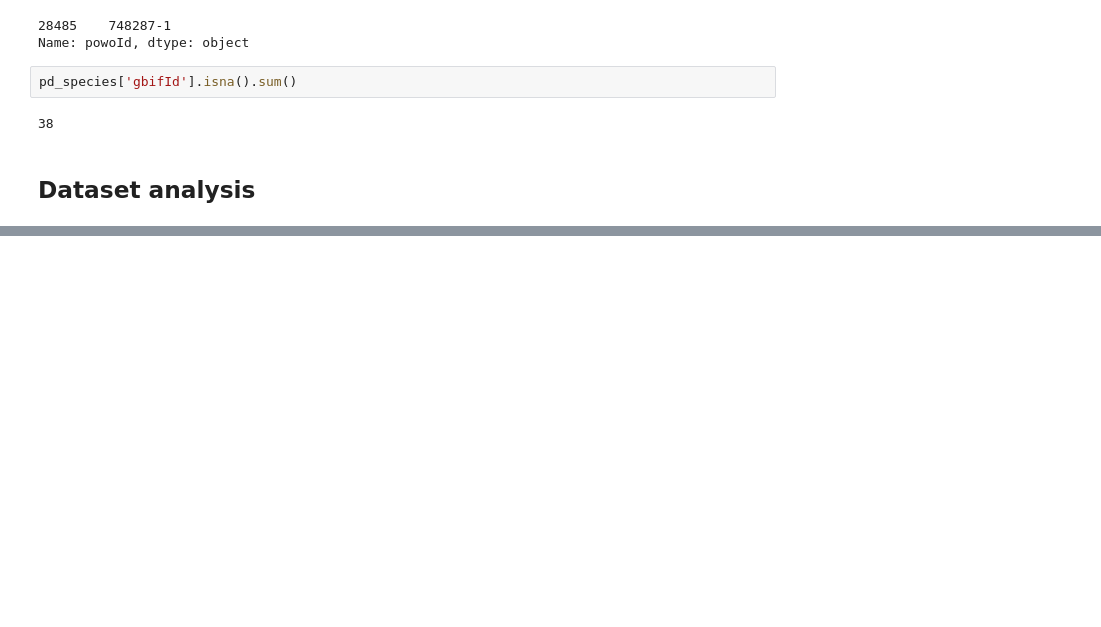
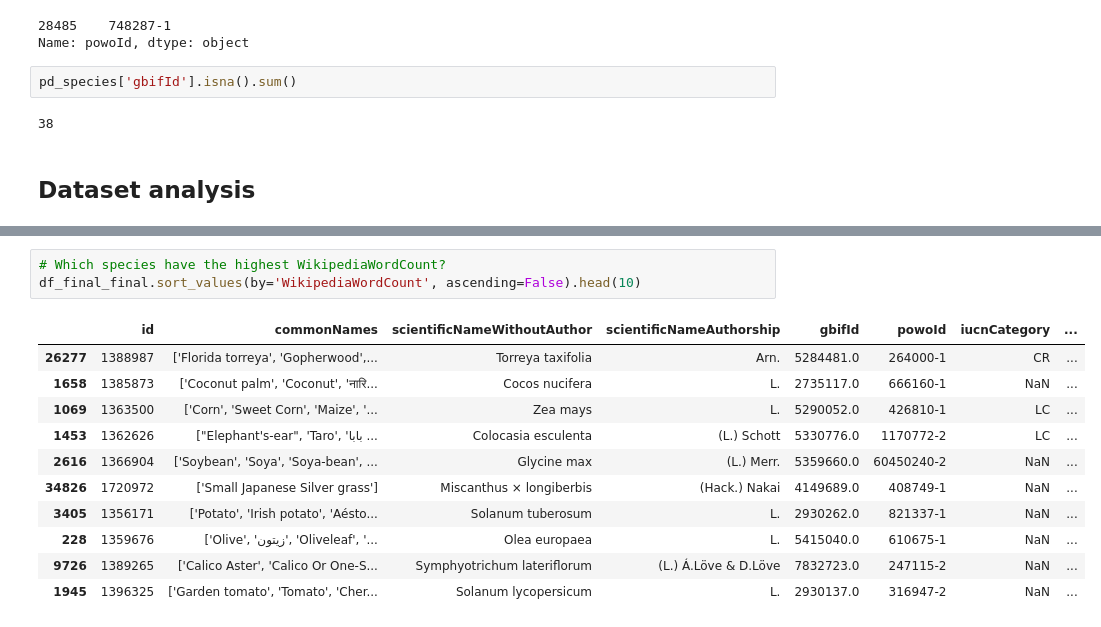
Before and after one commit to eleurent/nature-go, a Jupyter notebook: backend/generation/finalize_database.ipynb, the cells around one changed output, grey strips where cells are left out. Drawn from its saved outputs; the diff is of its cells as text; blank space fills up the shorter version.

```diff
--- a/backend/generation/finalize_database.ipynb
+++ b/backend/generation/finalize_database.ipynb
@@ -253,0 +284,15 @@ len(df_final_final)
+# %%
+# Which species have the highest WikipediaWordCount?
+df_final_final.sort_values(by='WikipediaWordCount', ascending=False).head(10)
+# %% [output]
+|  | id | commonNames | scientificNameWithoutAuthor | scientificNameAuthorship | gbifId | powoId | iucnCategory | ... |
+| 26277 | 1388987 | ['Florida torreya', 'Gopherwood',... | Torreya taxifolia | Arn. | 5284481.0 | 264000-1 | CR | ... |
+| 1658 | 1385873 | ['Coconut palm', 'Coconut', 'नारि... | Cocos nucifera | L. | 2735117.0 | 666160-1 | NaN | ... |
+| 1069 | 1363500 | ['Corn', 'Sweet Corn', 'Maize', '... | Zea mays | L. | 5290052.0 | 426810-1 | LC | ... |
+| 1453 | 1362626 | ["Elephant's-ear", 'Taro', 'بابا ... | Colocasia esculenta | (L.) Schott | 5330776.0 | 1170772-2 | LC | ... |
+| 2616 | 1366904 | ['Soybean', 'Soya', 'Soya-bean', ... | Glycine max | (L.) Merr. | 5359660.0 | 60450240-2 | NaN | ... |
+| 34826 | 1720972 | ['Small Japanese Silver grass'] | Miscanthus × longiberbis | (Hack.) Nakai | 4149689.0 | 408749-1 | NaN | ... |
+| 3405 | 1356171 | ['Potato', 'Irish potato', 'Aésto... | Solanum tuberosum | L. | 2930262.0 | 821337-1 | NaN | ... |
+| 228 | 1359676 | ['Olive', 'زیتون', 'Oliveleaf', '... | Olea europaea | L. | 5415040.0 | 610675-1 | NaN | ... |
+| 9726 | 1389265 | ['Calico Aster', 'Calico Or One-S... | Symphyotrichum lateriflorum | (L.) Á.Löve & D.Löve | 7832723.0 | 247115-2 | NaN | ... |
+| 1945 | 1396325 | ['Garden tomato', 'Tomato', 'Cher... | Solanum lycopersicum | L. | 2930137.0 | 316947-2 | NaN | ... |
```
Also changed, not shown: parts of 4 cells of this notebook, 2 other files.
